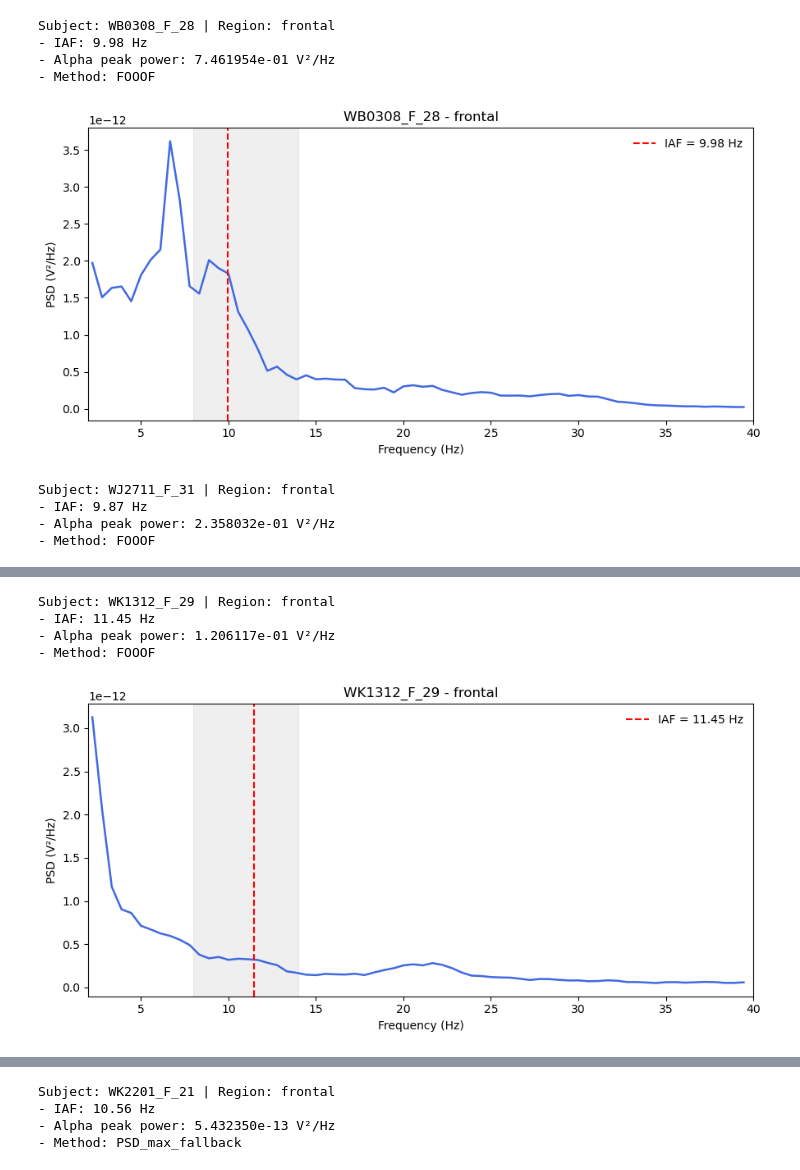
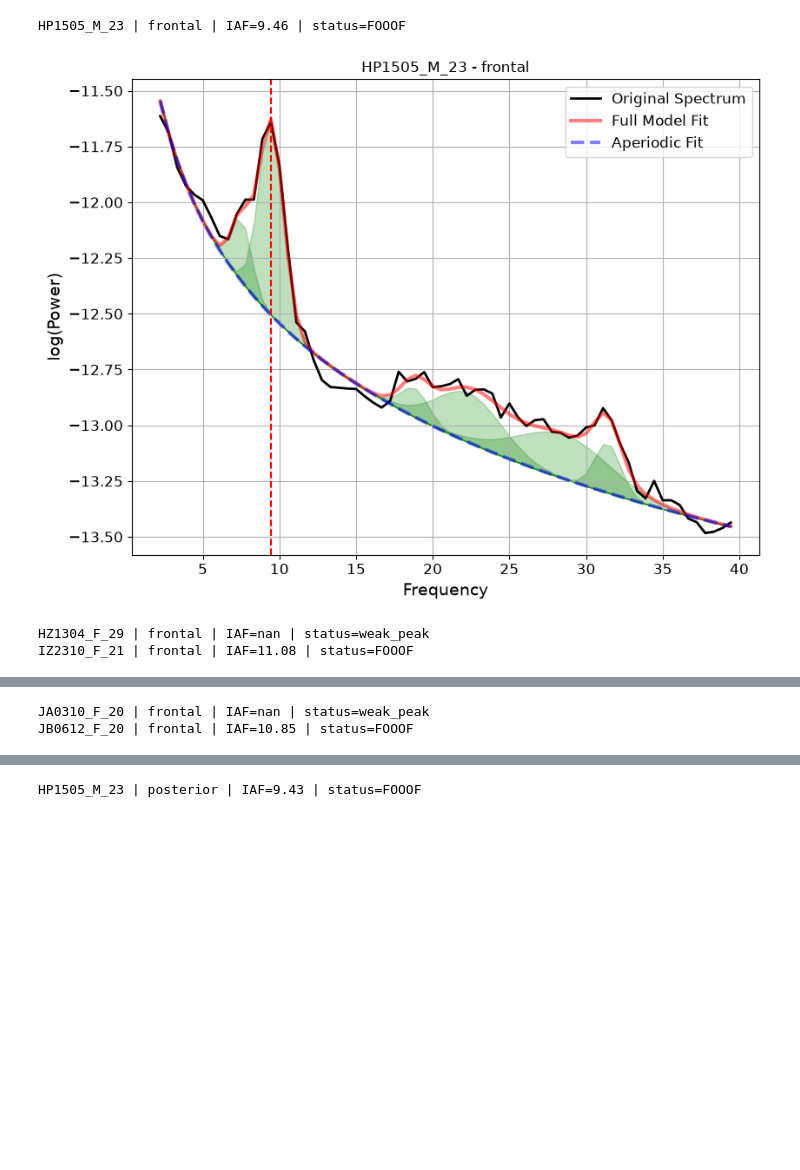
Before and after one commit to magieraem/iaf_wpr, a Jupyter notebook: IAF_FOOF_K.ipynb, the cells around one changed output, grey strips where cells are left out. Saved outputs shown, nothing was run; the diff lists cells and outputs as text; code cells hidden in the pictures; blank space fills up the shorter version.

```diff
--- a/IAF_FOOF_K.ipynb
+++ b/IAF_FOOF_K.ipynb
@@ -26,8 +26,17 @@ REGIONS = {
     "posterior": ["CPz", "Pz", "POz", "P1", "P2"],
 }
 
-#HOW WIDE THE PEAK HAS TO BE TO BE DETECTED BY FOOOF
-PEAK_WIDTH_LIMITS = (1.0, 2.5)
+
+FOOOF_SETTINGS = dict(
+    peak_width_limits=(1.2, 6.0),
+    max_n_peaks=6,
+    min_peak_height=0.1,
+    peak_threshold=2.0,
+    aperiodic_mode="fixed",
+    verbose=False,
+)
+
+MIN_ALPHA_HEIGHT = 0.3
 # %%
 #FUNCTIONS
 
@@ -210,73 +185,46 @@ for file_path in epoch_files:
         print(f"Skipping {subject_id} ({region_name}): no usable ROI channels.")
         continue
 
-    iaf, peak_power, method = estimate_iaf(freqs, psd)
+    res, fm = estimate_iaf(freqs, psd)
+    iaf = res["IAF"]
+    print(f"{subject_id} | {region_name} | IAF={iaf:.2f} | status={res['status']}")
 
-    # Printing the results directly in the notebook output
-    print(f"\nSubject: {subject_id} | Region: {region_name}")
+    fm.plot(plot_peaks="shade")            # log spectrum + model, easier to judge
+    if np.isfinite(iaf):
+        plt.axvline(iaf, color="red", ls="--")
+        plt.title(f"{subject_id} - {region_name}")
+        plt.show()
 
-    if np.isfinite(iaf):
-        print(f"- IAF: {iaf:.2f} Hz")
-        print(f"- Alpha peak power: {peak_power:.6e} V²/Hz")
-    else:
-        print("- IAF: Not available")
-        print("- Alpha peak power: Not available")
-
-    print(f"- Method: {method}")
-
-    plot_path = PLOTS_DIR / f"{subject_id}_{region_name}_PSD.png"
-
-    plot_roi_psd(
-        freqs,
-        psd,
-        iaf,
-        subject_id,
-        region_name,
-        plot_path,
-    )
-
-    results.append({
-        "subject_id": subject_id,
-        "region": region_name,
-        "IAF": iaf,
-        "alpha_peak_power": peak_power,
-        "IAF_method": method,
-        "n_epochs": len(epochs),
-        "n_channels": len(used_channels),
-    })
+    results.append({"subject_id": subject_id, "region": region_name,
+                "n_epochs": len(epochs), "n_channels": len(used_channels), **res})
 
 #SAVING RESULTS
 if not results:
     raise RuntimeError("No results were produced. Check the input files and folders.")
 
 results_df = pd.DataFrame(results)
 
 results_df.to_csv(
     OUTPUT_DIR / "IAF_all_subjects_long.csv",
     index=False,
 )
 
 if not results_df.duplicated(["subject_id", "region"]).any():
     wide_df = results_df.pivot(
         index="subject_id",
         columns="region",
         values="IAF",
     ).reset_index()
 
     wide_df.to_csv(
         OUTPUT_DIR / "IAF_two_regions.csv",
         index=False,
     )
 
 print("\nAnalysis complete.")
 print(f"Results saved to: {OUTPUT_DIR.resolve()}")
 # %% [output]
-Subject: WB0308_F_28 | Region: frontal
-- IAF: 9.98 Hz
-- Alpha peak power: 7.461954e-01 V²/Hz
-- Method: FOOOF
+HP1505_M_23 | frontal | IAF=9.46 | status=FOOOF
-[figure, old version]
+[figure, new version]
-Subject: WJ2711_F_31 | Region: frontal
-- IAF: 9.87 Hz
-- Alpha peak power: 2.358032e-01 V²/Hz
-- Method: FOOOF
+HZ1304_F_29 | frontal | IAF=nan | status=weak_peak
+IZ2310_F_21 | frontal | IAF=11.08 | status=FOOOF
@@ -284,5 +233,2 @@ Subject: WJ2711_F_31 | Region: frontal
-Subject: WK1312_F_29 | Region: frontal
-- IAF: 11.45 Hz
-- Alpha peak power: 1.206117e-01 V²/Hz
-- Method: FOOOF
+JA0310_F_20 | frontal | IAF=nan | status=weak_peak
+JB0612_F_20 | frontal | IAF=10.85 | status=FOOOF
-[figure, old version]
@@ -289,4 +237 @@ Subject: WK1312_F_29 | Region: frontal
-Subject: WK2201_F_21 | Region: frontal
-- IAF: 10.56 Hz
-- Alpha peak power: 5.432350e-13 V²/Hz
-- Method: PSD_max_fallback
+HP1505_M_23 | posterior | IAF=9.43 | status=FOOOF
```
Also changed, not shown: parts of 3 cells of this notebook, 22 other files.
